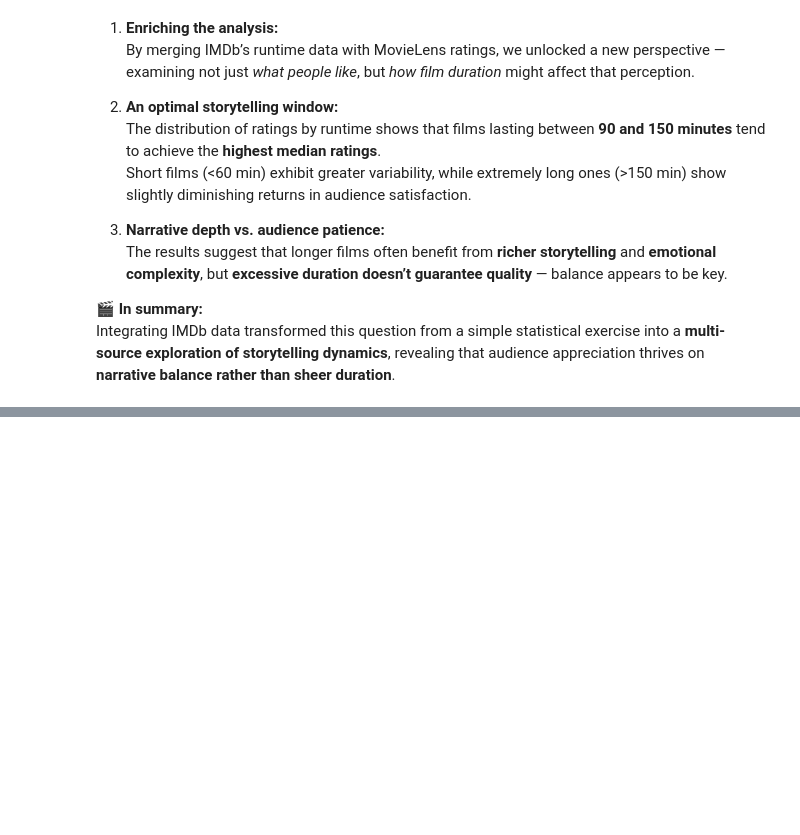
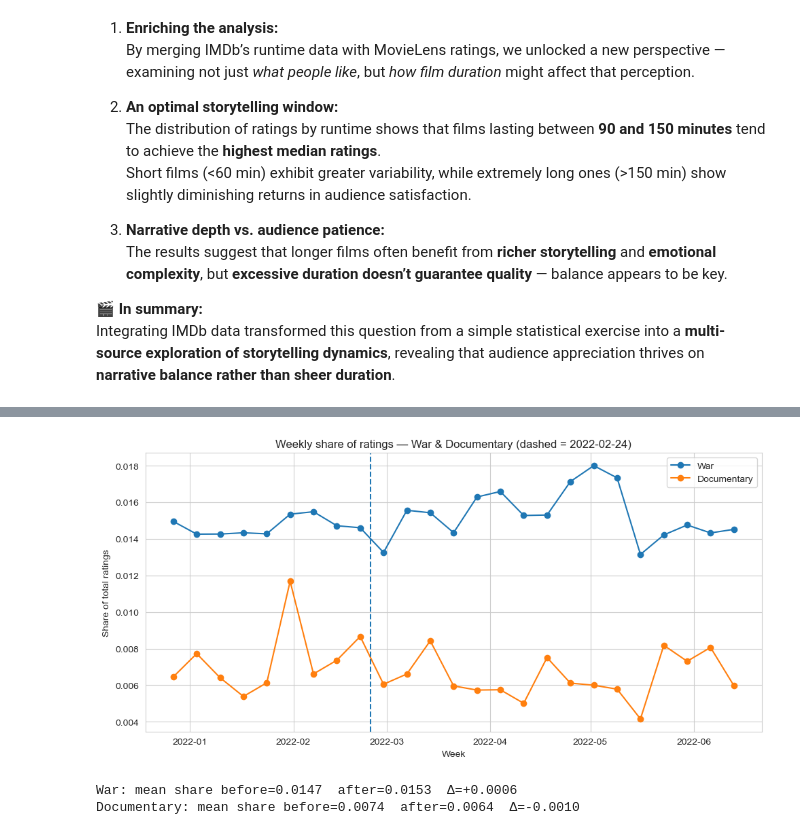
Before and after one commit to ritamaravilhamarques/BDF25_7, a Jupyter notebook: BDF25_7_data/big_data/ml-32m/Notebook.ipynb, the cells around one changed output, grey strips where cells are left out. Drawn from its saved outputs; the diff is of its cells as text; code cells hidden in the pictures; blank space fills up the shorter version.

```diff
--- a/BDF25_7_data/big_data/ml-32m/Notebook.ipynb
+++ b/BDF25_7_data/big_data/ml-32m/Notebook.ipynb
@@ -1040,0 +1109,79 @@ Integrating IMDb data transformed this question from a simple statistical exerci
+# %%
+# Ukraine war impact (invasion: 2022-02-24)
+import polars as pl
+import pandas as pd
+import matplotlib.pyplot as plt
+
+# Ensure ratings have datetime
+if "datetime" not in df_ratings.columns:
+    df_ratings = df_ratings.with_columns(
+        (pl.col("timestamp") * 1000).cast(pl.Datetime("ms")).alias("datetime")
+    )
+
+t0 = pd.Timestamp("2022-02-24")
+win_start = t0 - pd.Timedelta(weeks=8)
+win_end   = t0 + pd.Timedelta(weeks=16)
+
+# Map movieId -> genres (explode multi-genre)
+genres_map = (
+    df_moviedetails
+    .with_columns(
+        pl.when(pl.col("genres").str.to_lowercase().str.strip_chars() == "(no genres listed)")
+          .then(None).otherwise(pl.col("genres")).alias("genres")
+    )
+    .with_columns(pl.col("genres").str.split("|"))
+    .explode("genres")
+    .select(["movieId", "genres"])
+)
+
+# Ratings in window + genres
+ratings_win = (
+    df_ratings
+    .filter(pl.col("datetime").is_between(win_start, win_end))
+    .with_columns(pl.col("datetime").dt.truncate("1w").alias("week"))
+    .join(genres_map, on="movieId", how="left")
+)
+
+weekly_total = (
+    ratings_win
+    .group_by("week")
+    .agg(pl.len().alias("n_total"))
+)
+
+weekly_target = (
+    ratings_win
+    .filter(pl.col("genres").is_in(["War", "Documentary"]))
+    .group_by(["week", "genres"])
+    .agg(pl.len().alias("n_genre"))
+)
+
+share = (
+    weekly_target
+    .join(weekly_total, on="week", how="left")
+    .with_columns((pl.col("n_genre") / pl.col("n_total")).alias("share"))
+    .sort(["week", "genres"])
+    .to_pandas()
+)
+
+# Plot weekly share
+plt.figure(figsize=(10,5))
+for g in ["War", "Documentary"]:
+    s = share[share["genres"] == g]
+    plt.plot(s["week"], s["share"], marker="o", label=g)
+plt.axvline(t0, linestyle="--")
+plt.title("Weekly share of ratings — War & Documentary (dashed = 2022-02-24)")
+plt.xlabel("Week"); plt.ylabel("Share of total ratings")
+plt.legend(); plt.tight_layout(); plt.show()
+
+# Before vs after averages (shares)
+def avg_share(genre: str):
+    s = share[share["genres"] == genre]
+    return s[s["week"] < t0]["share"].mean(), s[s["week"] >= t0]["share"].mean()
+
+for g in ["War", "Documentary"]:
+    b, a = avg_share(g)
+    print(f"{g}: mean share before={b:.4f}  after={a:.4f}  Δ={(a-b):+.4f}")
+# %% [output]
+[figure, added]
+War: mean share before=0.0147  after=0.0153  Δ=+0.0006
+Documentary: mean share before=0.0074  after=0.0064  Δ=-0.0010
```
Also changed, not shown: parts of 19 cells of this notebook.
